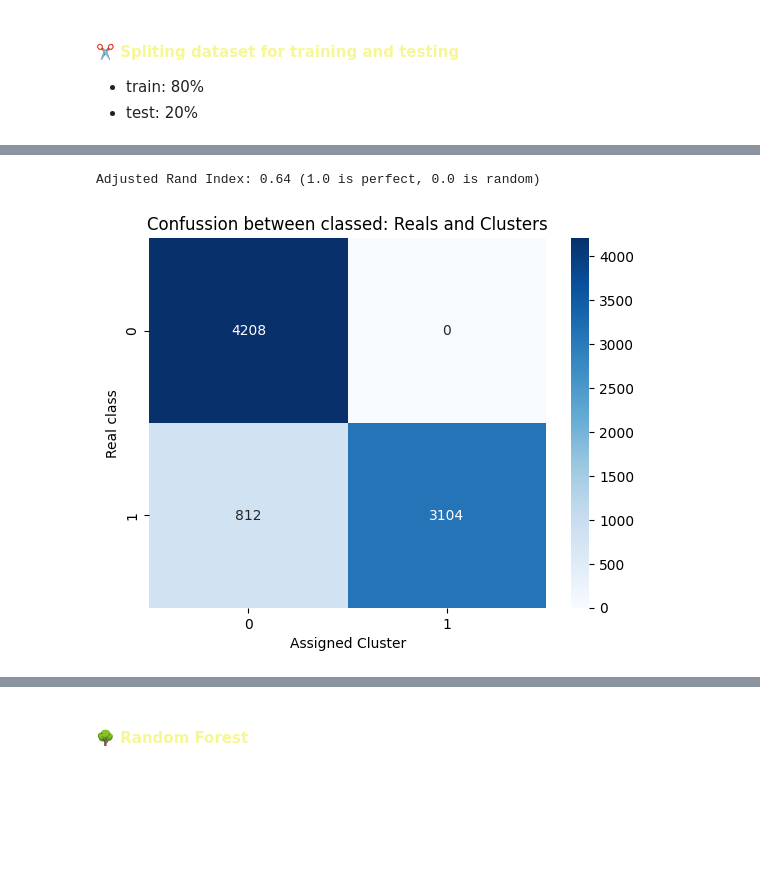
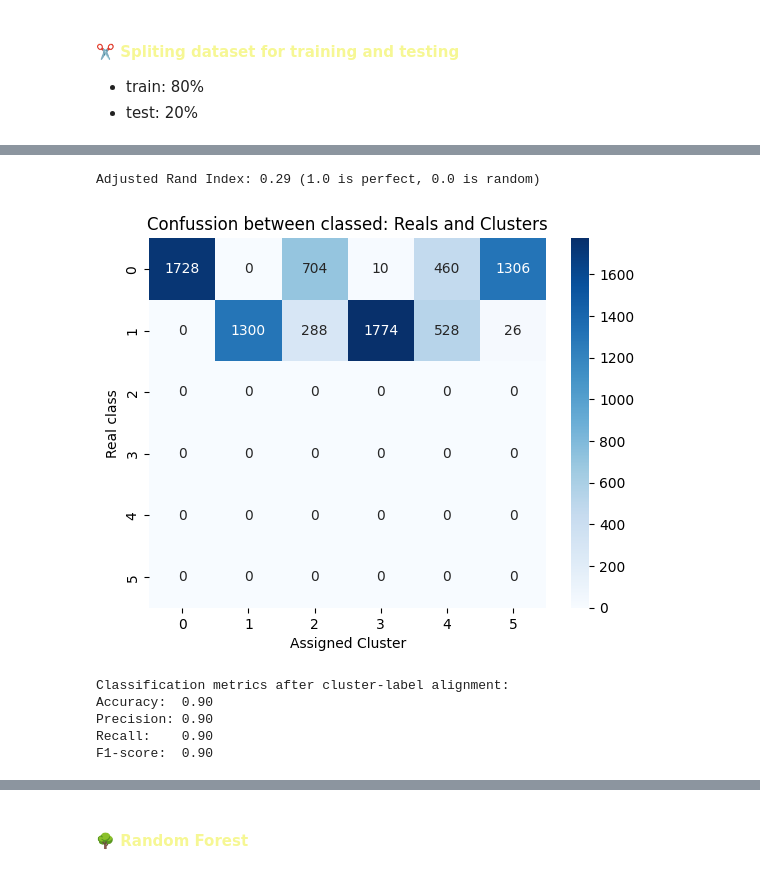
Before and after one commit to Yael-Parra/Project-VIII-Non-Supervised-ML, a Jupyter notebook: V1.ipynb, the cells around one changed output, grey strips where cells are left out. Cells and saved outputs as stored; diff of their text form; code cells hidden in the pictures; blank space fills up the shorter version.

```diff
--- a/V1.ipynb
+++ b/V1.ipynb
@@ -658,7 +688,9 @@ df_target_encoded['class_encoded'] = df_target_encoded['class'].map({'edible': 0
 y = df_target_encoded["class_encoded"]
 
 # The rest of the columns are features that describe the characteristics of the mushrooms.
-X = df_encoded
+# df_encoded = with eliminated variables
+# df_test = with no columns eliminated but veil color which is irrelevant
+X = df_test
 # %% [markdown]
 #### ✂️ <span style="color:#f6f794"> Spliting dataset for training and testing </span>
 
@@ -749,0 +870,16 @@ plt.show()
+# %%
+inertia = []
+K_range = range(1, 15) # trying with 1 to 15 clusters
+
+for k in K_range:
+    kmeans = KMeans(n_clusters=k, random_state=42)
+    kmeans.fit(X)  # Using the  preprocessed data (One-Hot Encoded, without PCA)
+    inertia.append(kmeans.inertia_)
+
+plt.figure(figsize=(6, 4))
+plt.plot(K_range, inertia, marker='o')
+plt.xlabel('Num of Clusters (k)')
+plt.ylabel('Inertia')
+plt.title('Elbow method to determine optimal k (no PCA)')
+plt.grid(True)
+plt.show()
@@ -750,23 +906,45 @@ plt.show()
 # %%
-# 22 components
-pca = PCA(n_components=22)
-X_pca_22 = pca.fit_transform(X_scaled)
-
-# K-Means with 2 clusters (there are 2 classes: edible, poisonous)
-kmeans = KMeans(n_clusters=2, random_state=42)
-clusters = kmeans.fit_predict(X_pca_22)
+# K-Means with 4 clusters
+# Checking with 3
+kmeans = KMeans(n_clusters=6, random_state=42)
+clusters = kmeans.fit_predict(X)
 
 # Here we evaluate the clustering results by how similar the clusters are to the actual classes of the mushrooms.
 ari = adjusted_rand_score(y, clusters)
 print(f"Adjusted Rand Index: {ari:.2f} (1.0 is perfect, 0.0 is random)")
 
 # 3. Matriz de confusión para ver cómo se alinean
 conf_matrix = confusion_matrix(y, clusters)
 sns.heatmap(conf_matrix, annot=True, cmap='Blues', fmt='d')
 plt.title("Confussion between classed: Reals and Clusters")
 plt.xlabel("Assigned Cluster")
 plt.ylabel("Real class")
 plt.show()
+
+# Reasignar clusters a clases reales (para métricas supervisadas)
+# Esto usa la moda (valor más frecuente) para mapear cada cluster a la clase real dominante
+labels = np.zeros_like(clusters)
+for i in range(6):  # Asumes 4 clusters
+    mask = clusters == i
+    if np.any(mask):
+        labels[mask] = mode(y[mask], keepdims=False).mode
+
+# Métricas de clasificación
+acc = accuracy_score(y, labels)
+prec = precision_score(y, labels, average='weighted')
+rec = recall_score(y, labels, average='weighted')
+f1 = f1_score(y, labels, average='weighted')
+
+print("\nClassification metrics after cluster-label alignment:")
+print(f"Accuracy:  {acc:.2f}")
+print(f"Precision: {prec:.2f}")
+print(f"Recall:    {rec:.2f}")
+print(f"F1-score:  {f1:.2f}")
 # %% [output]
-Adjusted Rand Index: 0.64 (1.0 is perfect, 0.0 is random)
+Adjusted Rand Index: 0.29 (1.0 is perfect, 0.0 is random)
-[figure, old version]
+[figure, new version]
+Classification metrics after cluster-label alignment:
+Accuracy:  0.90
+Precision: 0.90
+Recall:    0.90
+F1-score:  0.90
```
Also changed, not shown: parts of 29 cells of this notebook.
